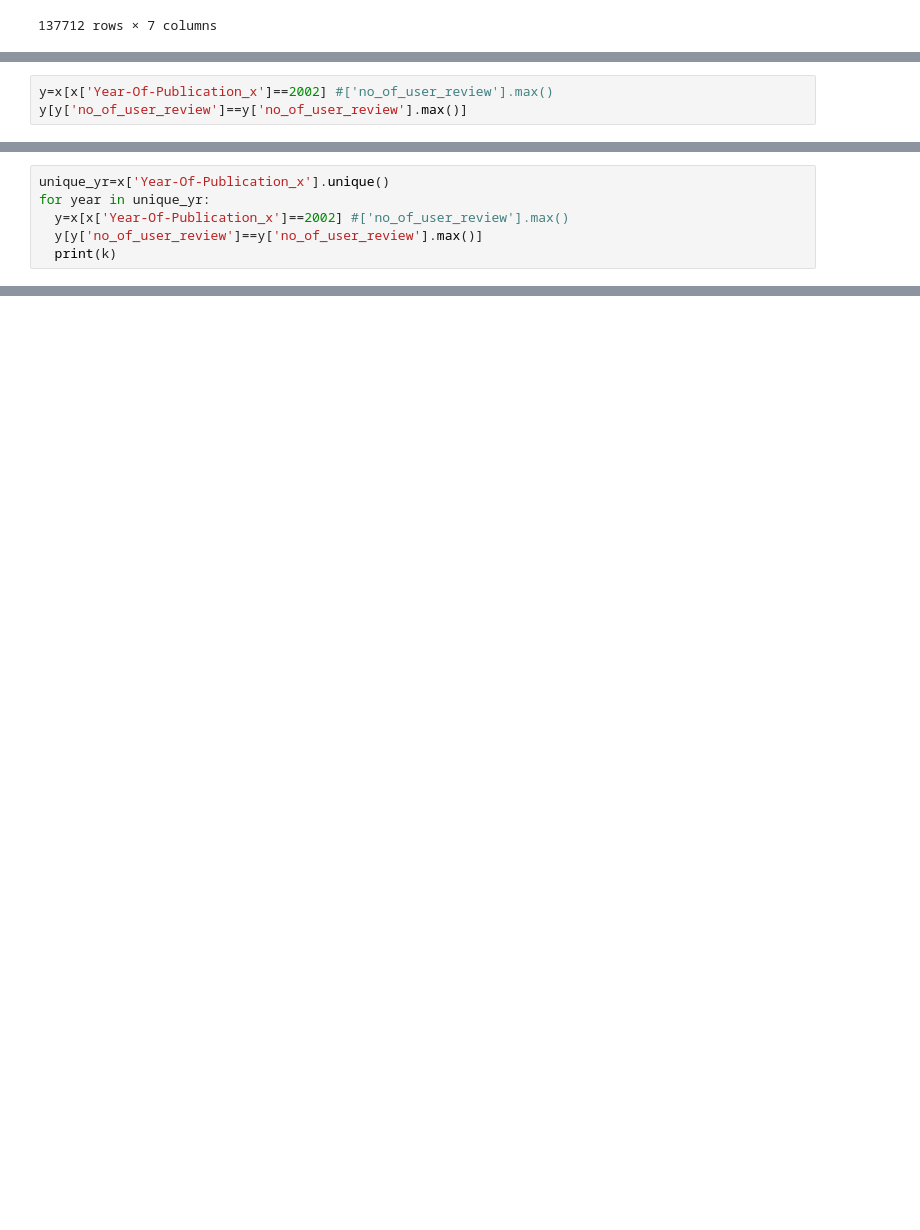
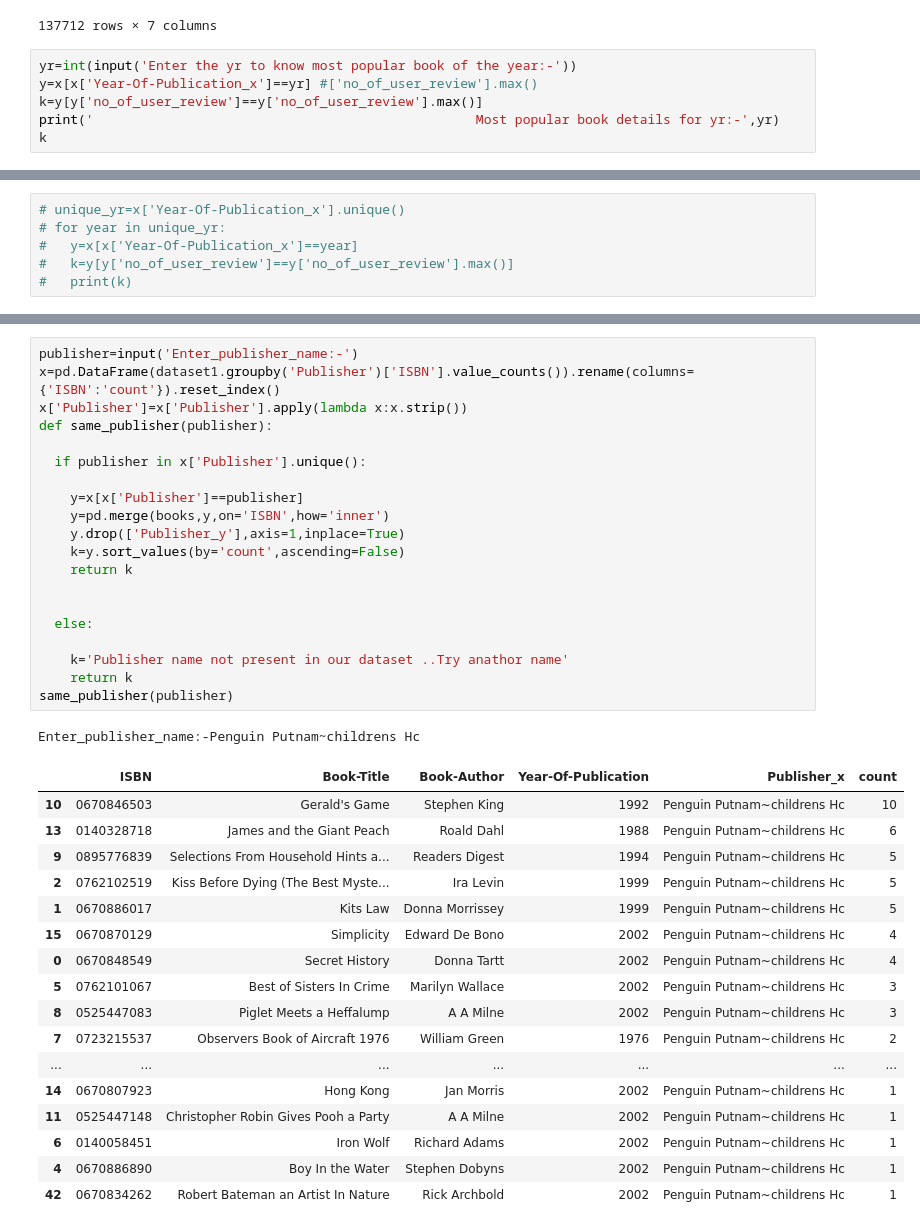
Before and after one commit to satyam-jyoti-sankar/Books_recommend_system, a Jupyter notebook: Books_recommend_system_.ipynb, the cells around one changed output, grey strips where cells are left out. Drawn from its saved outputs; the diff is of its cells as text; blank space fills up the shorter version.

```diff
--- a/Books_recommend_system_.ipynb
+++ b/Books_recommend_system_.ipynb
@@ -840,3 +840,9 @@ x
 | 137710 | 0440400988 | There's a Bat in Bunk Five | Paula Danziger | 1988 | Random House Childrens Pub (Mm) | 1988 | ... |
 | 137711 | 0525447644 | From One to One Hundred | Teri Sloat | 1991 | Dutton Books | 1991 | ... |
 137712 rows × 7 columns
+# %%
+yr=int(input('Enter the yr to know most popular book of the year:-'))
+y=x[x['Year-Of-Publication_x']==yr] #['no_of_user_review'].max()
+k=y[y['no_of_user_review']==y['no_of_user_review'].max()]
+print('                                                 Most popular book details for yr:-',yr)
+k
@@ -843,3 +854,6 @@ x
 # %%
-y=x[x['Year-Of-Publication_x']==2002] #['no_of_user_review'].max()
-y[y['no_of_user_review']==y['no_of_user_review'].max()]
+# unique_yr=x['Year-Of-Publication_x'].unique()
+# for year in unique_yr:
+#   y=x[x['Year-Of-Publication_x']==year]
+#   k=y[y['no_of_user_review']==y['no_of_user_review'].max()]
+#   print(k)
@@ -849,6 +859,0 @@ y[y['no_of_user_review']==y['no_of_user_review'].max()]
-# %%
-unique_yr=x['Year-Of-Publication_x'].unique()
-for year in unique_yr:
-  y=x[x['Year-Of-Publication_x']==2002] #['no_of_user_review'].max()
-  y[y['no_of_user_review']==y['no_of_user_review'].max()]
-  print(k)
@@ -872,0 +895,39 @@ for year in unique_yr:
+# %%
+publisher=input('Enter_publisher_name:-')
+x=pd.DataFrame(dataset1.groupby('Publisher')['ISBN'].value_counts()).rename(columns={'ISBN':'count'}).reset_index()
+x['Publisher']=x['Publisher'].apply(lambda x:x.strip())
+def same_publisher(publisher):
+
+  if publisher in x['Publisher'].unique():
+
+    y=x[x['Publisher']==publisher]
+    y=pd.merge(books,y,on='ISBN',how='inner')
+    y.drop(['Publisher_y'],axis=1,inplace=True)
+    k=y.sort_values(by='count',ascending=False)
+    return k
+
+
+  else:
+
+    k='Publisher name not present in our dataset ..Try anathor name'
+    return k
+same_publisher(publisher)
+# %% [output]
+Enter_publisher_name:-Penguin Putnam~childrens Hc
+|  | ISBN | Book-Title | Book-Author | Year-Of-Publication | Publisher_x | count |
+| 10 | 0670846503 | Gerald's Game | Stephen King | 1992 | Penguin Putnam~childrens Hc | 10 |
+| 13 | 0140328718 | James and the Giant Peach | Roald Dahl | 1988 | Penguin Putnam~childrens Hc | 6 |
+| 9 | 0895776839 | Selections From Household Hints a... | Readers Digest | 1994 | Penguin Putnam~childrens Hc | 5 |
+| 2 | 0762102519 | Kiss Before Dying (The Best Myste... | Ira Levin | 1999 | Penguin Putnam~childrens Hc | 5 |
+| 1 | 0670886017 | Kits Law | Donna Morrissey | 1999 | Penguin Putnam~childrens Hc | 5 |
+| 15 | 0670870129 | Simplicity | Edward De Bono | 2002 | Penguin Putnam~childrens Hc | 4 |
+| 0 | 0670848549 | Secret History | Donna Tartt | 2002 | Penguin Putnam~childrens Hc | 4 |
+| 5 | 0762101067 | Best of Sisters In Crime | Marilyn Wallace | 2002 | Penguin Putnam~childrens Hc | 3 |
+| 8 | 0525447083 | Piglet Meets a Heffalump | A A Milne | 2002 | Penguin Putnam~childrens Hc | 3 |
+| 7 | 0723215537 | Observers Book of Aircraft 1976 | William Green | 1976 | Penguin Putnam~childrens Hc | 2 |
+| ... | ... | ... | ... | ... | ... | ... |
+| 14 | 0670807923 | Hong Kong | Jan Morris | 2002 | Penguin Putnam~childrens Hc | 1 |
+| 11 | 0525447148 | Christopher Robin Gives Pooh a Party | A A Milne | 2002 | Penguin Putnam~childrens Hc | 1 |
+| 6 | 0140058451 | Iron Wolf | Richard Adams | 2002 | Penguin Putnam~childrens Hc | 1 |
+| 4 | 0670886890 | Boy In the Water | Stephen Dobyns | 2002 | Penguin Putnam~childrens Hc | 1 |
+| 42 | 0670834262 | Robert Bateman an Artist In Nature | Rick Archbold | 2002 | Penguin Putnam~childrens Hc | 1 |
```
Also changed, not shown: parts of 19 cells of this notebook.
